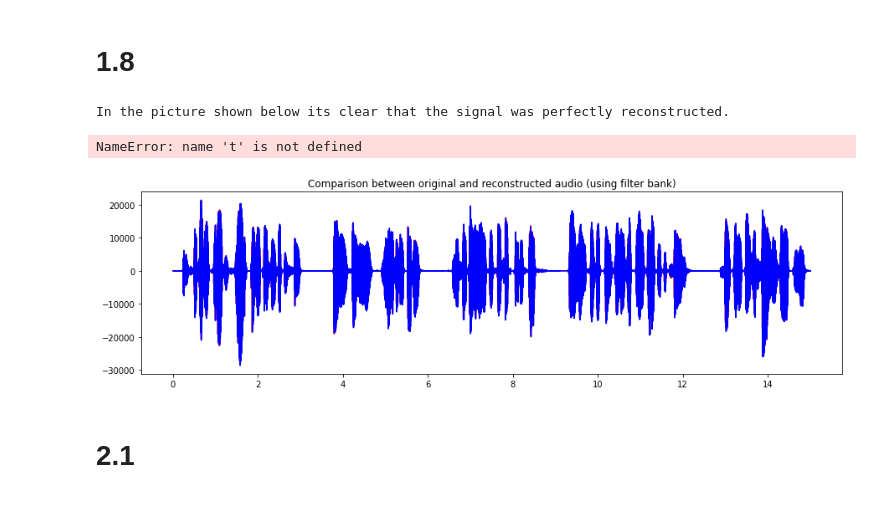
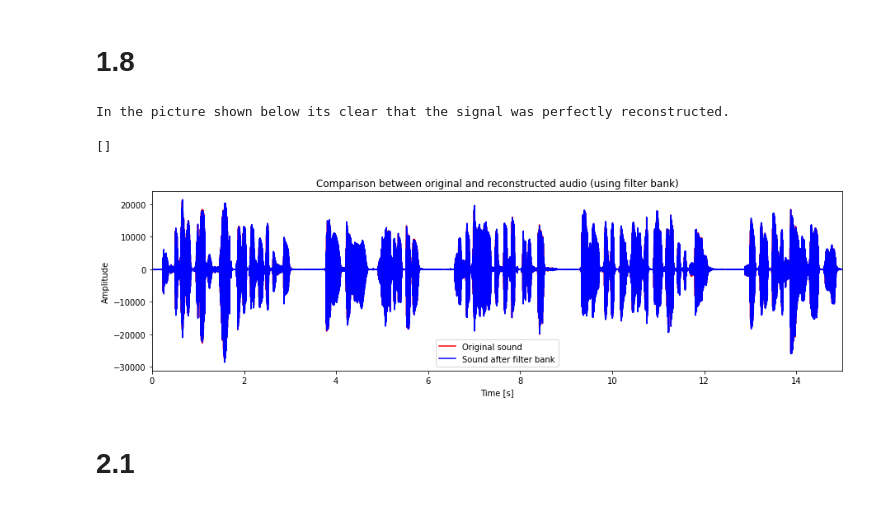
Before and after one commit to daniel-deutsch/TSIA201, a Jupyter notebook: TP2/main.ipynb, the cells around one changed output. Drawn from its saved outputs; the diff is of its cells as text; code cells hidden in the pictures.

```diff
--- a/TP2/main.ipynb
+++ b/TP2/main.ipynb
@@ -169,12 +169,12 @@ class Signal(Base):
 
     def under_sample(self, name, M):
         tdatas = self.step_split_sample(M)
-        return self.__class__(name=name, tdata=tdatas[0].tdata, freq=self.fs/M)
+        return self.__class__(name=name, tdata=tdatas[0].tdata, fs=self.fs/M)
 
 
     def over_sample(self, name, L):
         tdata = np.insert(self.tdata, range(1, len(self.tdata)+1)[::L-1], 0)
-        return self.__class__(name=name, tdata=tdata, freq=self.fs*L)
+        return self.__class__(name=name, tdata=tdata, fs=self.fs*L)
 
 
     #------------------------------#
@@ -412,22 +412,22 @@ reconstructed.listen()
 # %%
 # Obtains the time of both signals
 taudio = np.linspace(0, len(audio.tdata)/audio.fs, len(audio.tdata))
 treconstructed = np.linspace(0, len(reconstructed.tdata)/reconstructed.fs, len(reconstructed.tdata))
 
 # Visually compare the reconstructed and the original sound
 print("\nIn the picture shown below its clear that the signal was perfectly reconstructed.")
 plt.figure(figsize=(15, 4))
 plt.title("Comparison between original and reconstructed audio (using filter bank)")
 plt.plot(taudio, audio.tdata, color="r")
 plt.plot(treconstructed, reconstructed.tdata, color="b")
-plt.xlim(t[0], t[-1])
+plt.xlim(taudio[0], taudio[-1])
 plt.legend(("Original sound", "Sound after filter bank"))
 plt.ylabel("Amplitude")
 plt.xlabel("Time [s]")
 plt.plot()
 # %% [output]
 In the picture shown below its clear that the signal was perfectly reconstructed.
-NameError: name 't' is not defined
+[]
-[figure, old version]
+[figure, new version]
 # %% [markdown]
 # 2.1
```
Also changed, not shown: parts of 3 cells of this notebook.
